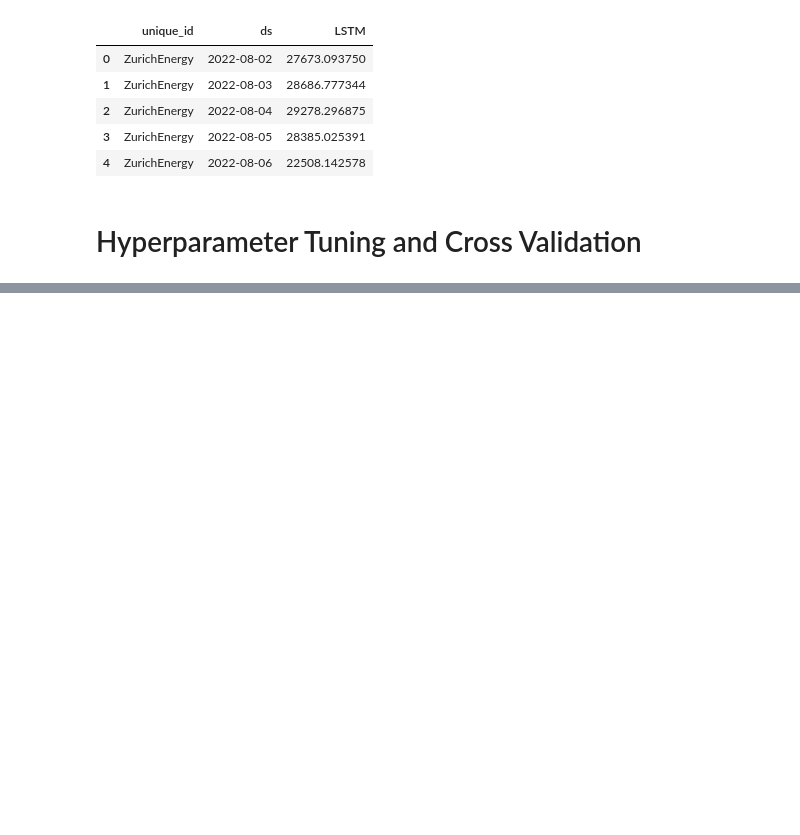
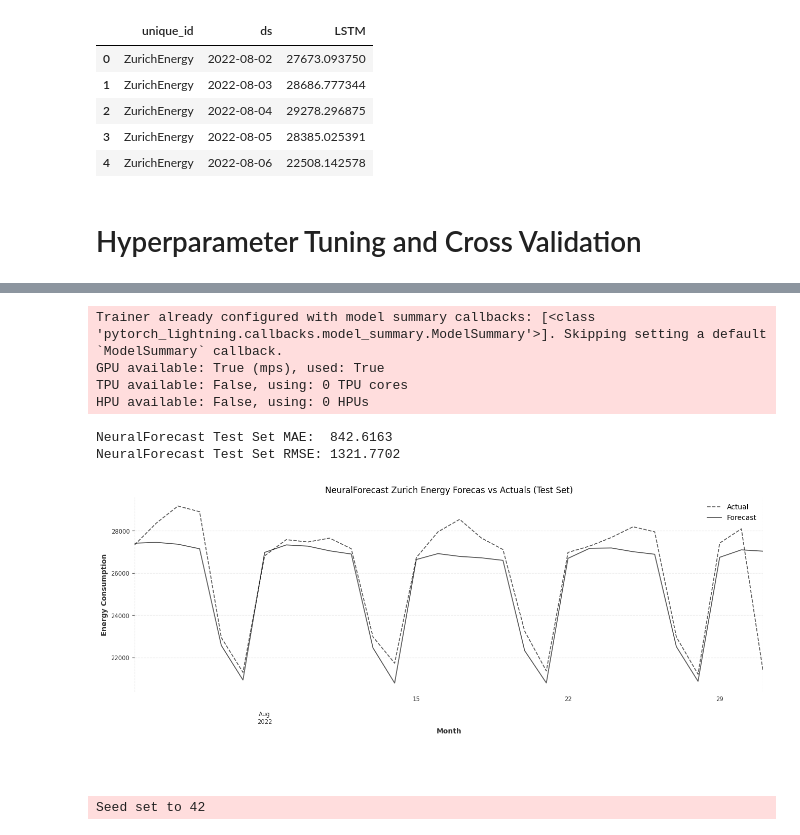
Before and after one commit to PacktPublishing/Time-Series-Analysis-with-Python-Cookbook-Second-Edition, a Jupyter notebook: code/Ch13/Chapter 13 (use this one).ipynb, the cells around one changed output, grey strips where cells are left out. Cells and saved outputs as stored; diff of their text form; code cells hidden in the pictures; blank space fills up the shorter version.

```diff
--- a/code/Ch13/Chapter 13 (use this one).ipynb
+++ b/code/Ch13/Chapter 13 (use this one).ipynb
@@ -1766,14 +2041,14 @@ nf_lstm_params = {
 def config_nhits(trial):
     configs = {**nf_lstm_params}
     configs.update(
-        {"learning_rate": trial.suggest_float("learning_rate", 1e-5, 1e-1, log=True),
-         "num_lr_decays": trial.suggest_int("num_lr_decays", 2, 10),
-         "val_check_steps": trial.suggest_int("val_check_steps", steps_per_epoch // 4, steps_per_epoch * 2)
+        {"learning_rate": trial.suggest_categorical("learning_rate", [1e-4, 1e-3, 1e-2]),
+         "encoder_hidden_size": trial.suggest_categorical("encoder_hidden_size", [16, 32, 64]),
+         "encoder_dropout": trial.suggest_float("encoder_dropout", 0.0, 0.3, step=0.1)
         })
 
     return configs
 # %%
-model = AutoLSTM(h=12,
+model = AutoLSTM(h=TEST_LENGTH,
                   loss=MAE(),
                   config=config_nhits,
                   search_alg=optuna.samplers.TPESampler(),
@@ -1781,7 +2056,7 @@ model = AutoLSTM(h=12,
                   num_samples=10)
 # %%
 %%time
-nf = NeuralForecast(models=[model], freq='M')
+nf = NeuralForecast(models=[model], freq='D')
 nf.fit(df=nf_zurich_train, val_size= 160)
 # %% [output]
 Seed set to 42
@@ -1889,3 +2335,8 @@ results.drop(columns='user_attrs_ALL_PARAMS')
 Y_hat_df_optuna = nf.predict()
 # Y_hat_df_optuna = Y_hat_df_optuna.reset_index()
 # Y_hat_df_optuna.head()
+# %% [output]
+Trainer already configured with model summary callbacks: [<class 'pytorch_lightning.callbacks.model_summary.ModelSummary'>]. Skipping setting a default `ModelSummary` callback.
+GPU available: True (mps), used: True
+TPU available: False, using: 0 TPU cores
+HPU available: False, using: 0 HPUs
@@ -1892,7 +2347,10 @@ Y_hat_df_optuna = nf.predict()
 # %%
 # Calculate metrics
-mae_nf = mean_absolute_error(nf_zurich_test['y'], Y_hat_df_optuna['LSTM'])
-rmse_nf = np.sqrt(mean_squared_error(nf_zurich_test['y'], Y_hat_df_optuna['LSTM']))
+mae_nf = mean_absolute_error(nf_zurich_test['y'], Y_hat_df_optuna['AutoLSTM'])
+rmse_nf = np.sqrt(mean_squared_error(nf_zurich_test['y'], Y_hat_df_optuna['AutoLSTM']))
 
 print(f"NeuralForecast Test Set MAE:  {mae_nf:.4f}")
 print(f"NeuralForecast Test Set RMSE: {rmse_nf:.4f}")
+# %% [output]
+NeuralForecast Test Set MAE:  842.6163
+NeuralForecast Test Set RMSE: 1321.7702
@@ -1898,0 +2359,16 @@ print(f"NeuralForecast Test Set RMSE: {rmse_nf:.4f}")
+# %%
+# Prepare the actual test data for plotting
+
+plt.figure(figsize=(16, 5))
+nf_zurich_test['y'].plot(label='Actual', linestyle='--', alpha=0.65)
+Y_hat_df_optuna.set_index('ds')['AutoLSTM'].plot(label='Forecast', color='k', alpha=0.65)
+plt.title('NeuralForecast Zurich Energy Forecas vs Actuals (Test Set)')
+plt.xlabel('Month')
+plt.ylabel('Energy Consumption')
+plt.legend()
+plt.grid(True, linestyle='--', alpha=0.6)
+plt.show()
+# %% [output]
+[figure, added]
+# %% [markdown]
+##
@@ -1898,0 +2377,5 @@ print(f"NeuralForecast Test Set RMSE: {rmse_nf:.4f}")
+# %%
+from neuralforecast import NeuralForecast
+nf_loaded = NeuralForecast.load("neuralforecast")
+# %% [output]
+Seed set to 42
```
Also changed, not shown: parts of 35 cells of this notebook, 6 other files.
